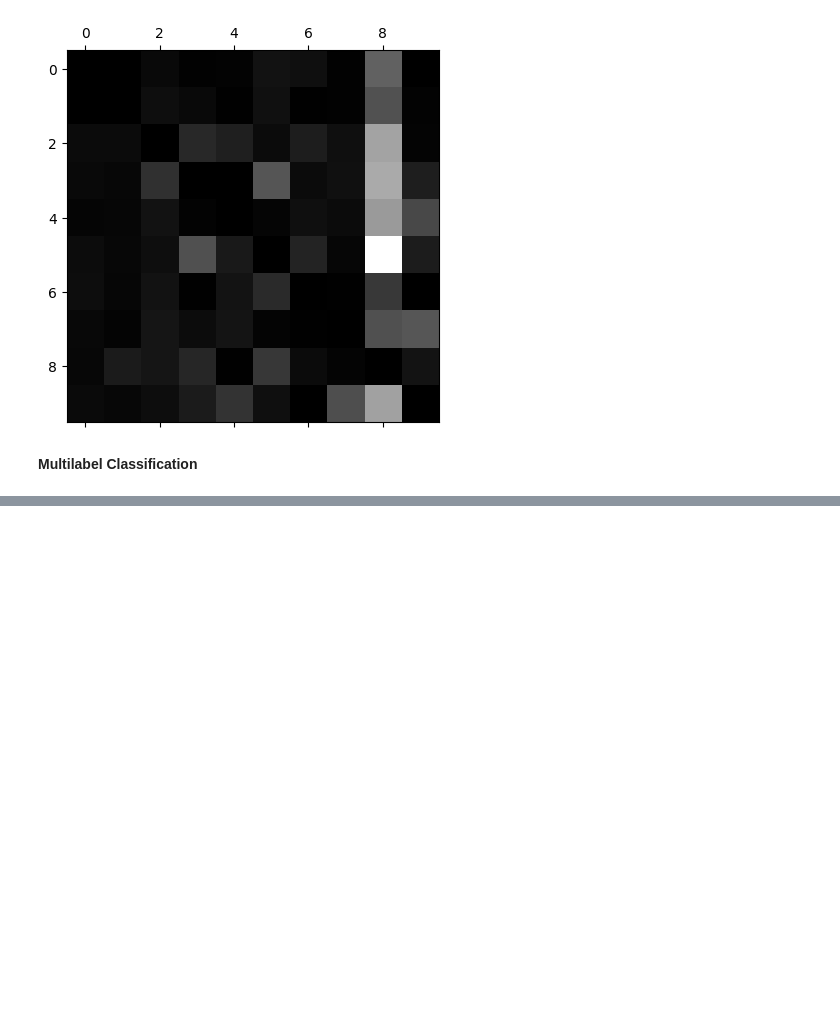
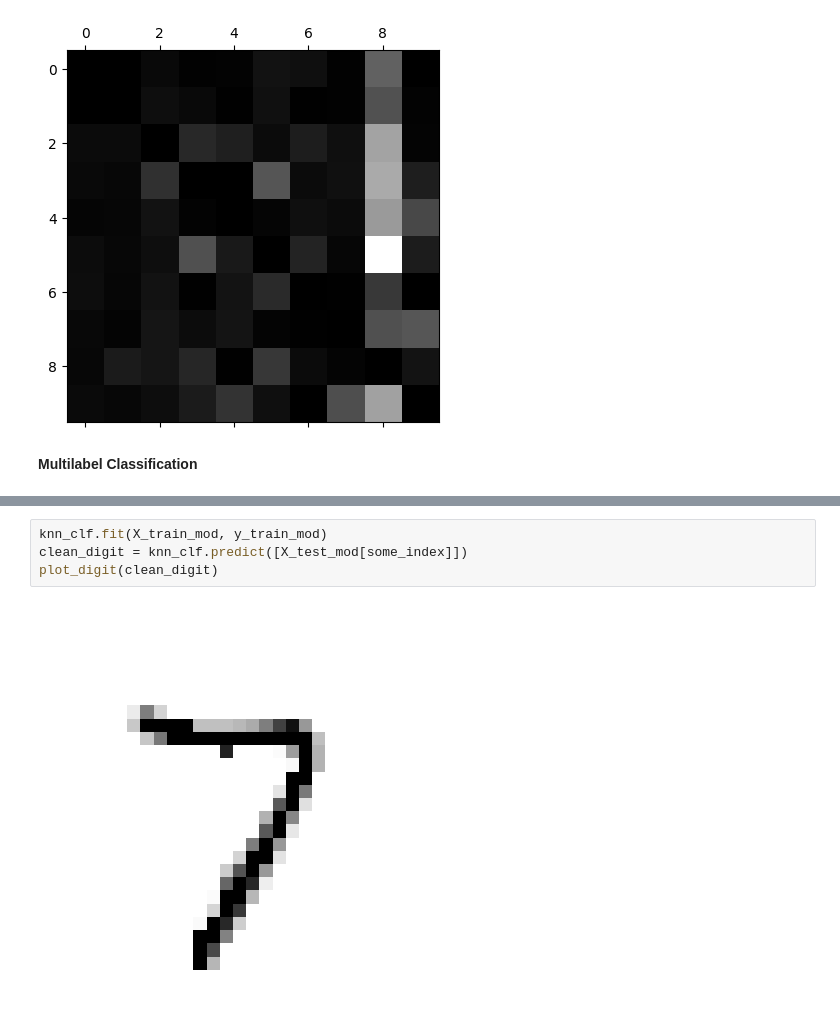
Before and after one commit to wojcikkuba/geron-ml, a Jupyter notebook: classification.ipynb, the cells around one changed output, grey strips where cells are left out. Saved outputs shown, nothing was run; the diff lists cells and outputs as text; blank space fills up the shorter version.

```diff
--- a/classification.ipynb
+++ b/classification.ipynb
@@ -319,0 +360,6 @@ dd
+# %%
+knn_clf.fit(X_train_mod, y_train_mod)
+clean_digit = knn_clf.predict([X_test_mod[some_index]])
+plot_digit(clean_digit)
+# %% [output]
+[figure, added]
```
Also changed, not shown: parts of 8 cells of this notebook.
